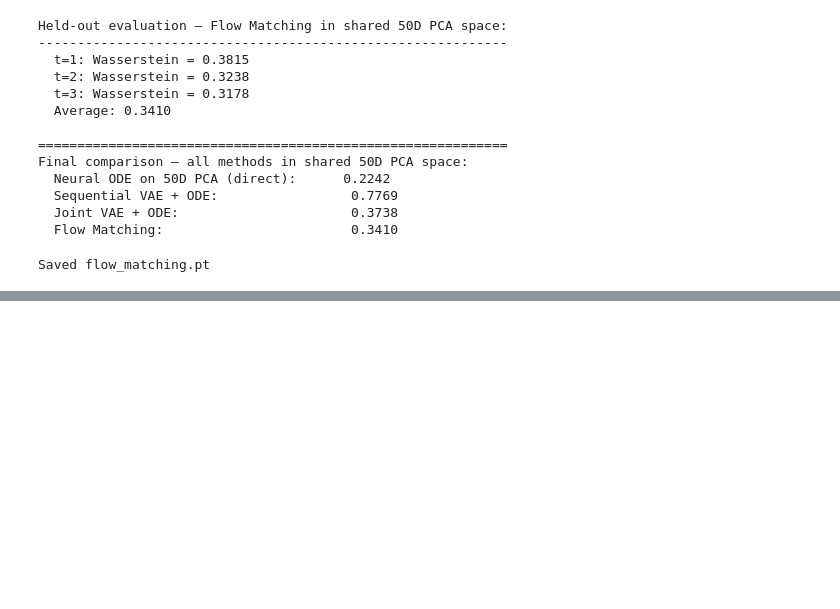
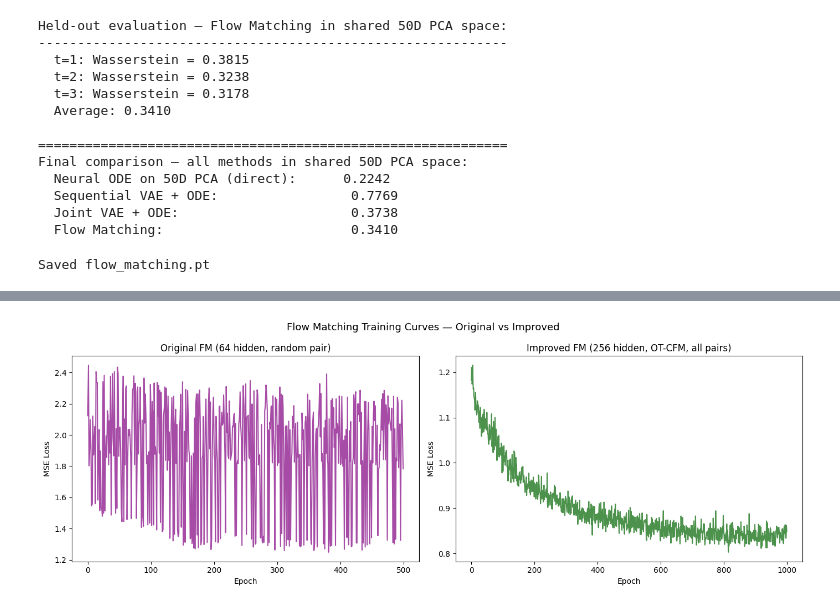
Before and after one commit to jamehrotra/cellflow, a Jupyter notebook: notebooks/04_flow_matching.ipynb, the cells around one changed output, grey strips where cells are left out. Drawn from its saved outputs; the diff is of its cells as text; code cells hidden in the pictures; blank space fills up the shorter version.

```diff
--- a/notebooks/04_flow_matching.ipynb
+++ b/notebooks/04_flow_matching.ipynb
@@ -278,0 +386,21 @@ Saved flow_matching.pt
+# %%
+#cell 12: plot
+
+fig, axes = plt.subplots(1, 2, figsize=(14, 5))
+
+axes[0].plot(losses, color='purple', alpha=0.7)
+axes[0].set_title('Original FM (64 hidden, random pair)')
+axes[0].set_xlabel('Epoch')
+axes[0].set_ylabel('MSE Loss')
+
+axes[1].plot(losses_v2, color='darkgreen', alpha=0.7)
+axes[1].set_title('Improved FM (256 hidden, OT-CFM, all pairs)')
+axes[1].set_xlabel('Epoch')
+axes[1].set_ylabel('MSE Loss')
+
+plt.suptitle('Flow Matching Training Curves — Original vs Improved', fontsize=13)
+plt.tight_layout()
+plt.savefig('../figures/04_fm_v2_training_curves.png', dpi=150)
+plt.show()
+# %% [output]
+[figure, added]
```
Also changed, not shown: parts of 5 cells of this notebook.
